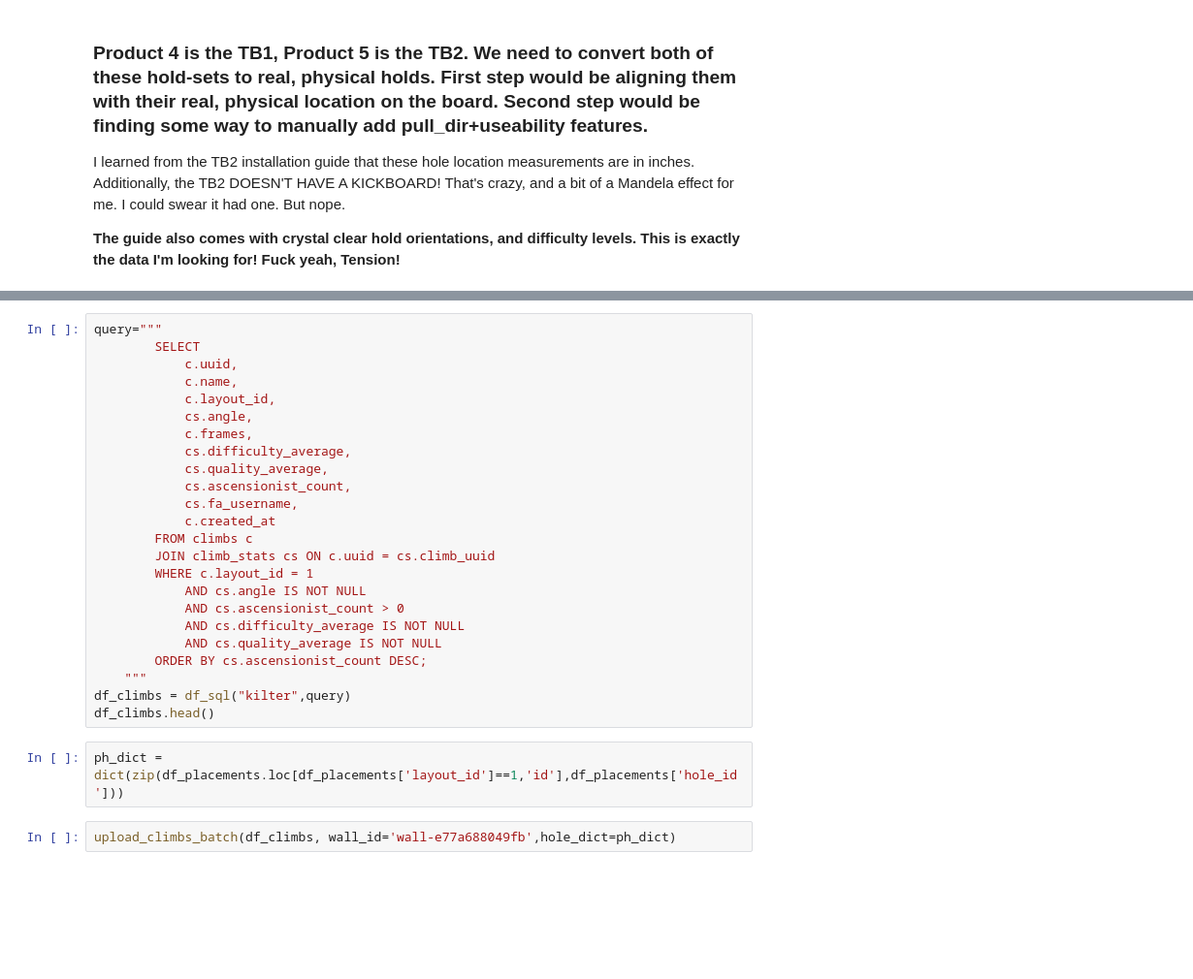
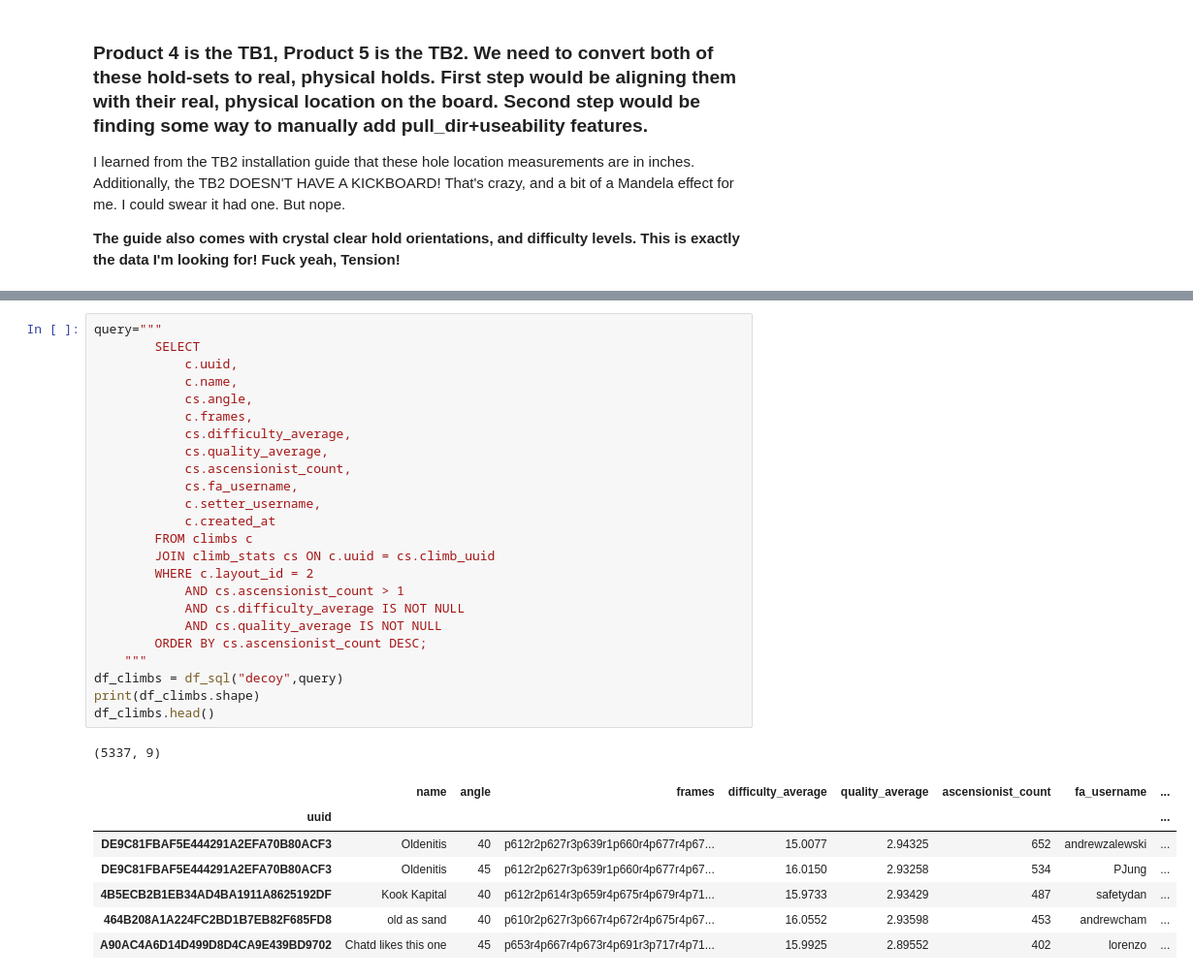
Before and after one commit to EvanMcCormick37/ml-homewall-climb-generator, a Jupyter notebook: model-training/ExtractAndPreprocessBoardlibHolds.ipynb, the cells around one changed output, grey strips where cells are left out. Shown at 97% size. Drawn from its saved outputs; the diff is of its cells as text; blank space fills up the shorter version.

```diff
--- a/model-training/ExtractAndPreprocessBoardlibHolds.ipynb
+++ b/model-training/ExtractAndPreprocessBoardlibHolds.ipynb
@@ -282,31 +349,36 @@ upload_holds('wall-e77a688049fb',kilter_holds)
 # %%
 query="""
         SELECT
             c.uuid,
             c.name,
-            c.layout_id,
             cs.angle,
             c.frames,
             cs.difficulty_average,
             cs.quality_average,
             cs.ascensionist_count,
             cs.fa_username,
+            c.setter_username,
             c.created_at
         FROM climbs c
         JOIN climb_stats cs ON c.uuid = cs.climb_uuid
-        WHERE c.layout_id = 1
-            AND cs.angle IS NOT NULL
-            AND cs.ascensionist_count > 0
+        WHERE c.layout_id = 2
+            AND cs.ascensionist_count > 1
             AND cs.difficulty_average IS NOT NULL
             AND cs.quality_average IS NOT NULL
         ORDER BY cs.ascensionist_count DESC;
     """
-df_climbs = df_sql("kilter",query)
+df_climbs = df_sql("decoy",query)
+print(df_climbs.shape)
 df_climbs.head()
+# %% [output]
+(5337, 9)
+|  | name | angle | frames | difficulty_average | quality_average | ascensionist_count | fa_username | ... |
+| uuid |  |  |  |  |  |  |  | ... |
+| DE9C81FBAF5E444291A2EFA70B80ACF3 | Oldenitis | 40 | p612r2p627r3p639r1p660r4p677r4p67... | 15.0077 | 2.94325 | 652 | andrewzalewski | ... |
+| DE9C81FBAF5E444291A2EFA70B80ACF3 | Oldenitis | 45 | p612r2p627r3p639r1p660r4p677r4p67... | 16.0150 | 2.93258 | 534 | PJung | ... |
+| 4B5ECB2B1EB34AD4BA1911A8625192DF | Kook Kapital | 40 | p612r2p614r3p659r4p675r4p679r4p71... | 15.9733 | 2.93429 | 487 | safetydan | ... |
+| 464B208A1A224FC2BD1B7EB82F685FD8 | old as sand | 40 | p610r2p627r3p667r4p672r4p675r4p67... | 16.0552 | 2.93598 | 453 | andrewcham | ... |
+| A90AC4A6D14D499D8D4CA9E439BD9702 | Chatd likes this one | 45 | p653r4p667r4p673r4p691r3p717r4p71... | 15.9925 | 2.89552 | 402 | lorenzo | ... |
-# %%
-ph_dict = dict(zip(df_placements.loc[df_placements['layout_id']==1,'id'],df_placements['hole_id']))
-# %%
-upload_climbs_batch(df_climbs, wall_id='wall-e77a688049fb',hole_dict=ph_dict)
 # %%
 from sklearn.preprocessing import MinMaxScaler
 grades_dict = {}
```
Also changed, not shown: parts of 10 cells of this notebook, 1 other file.
